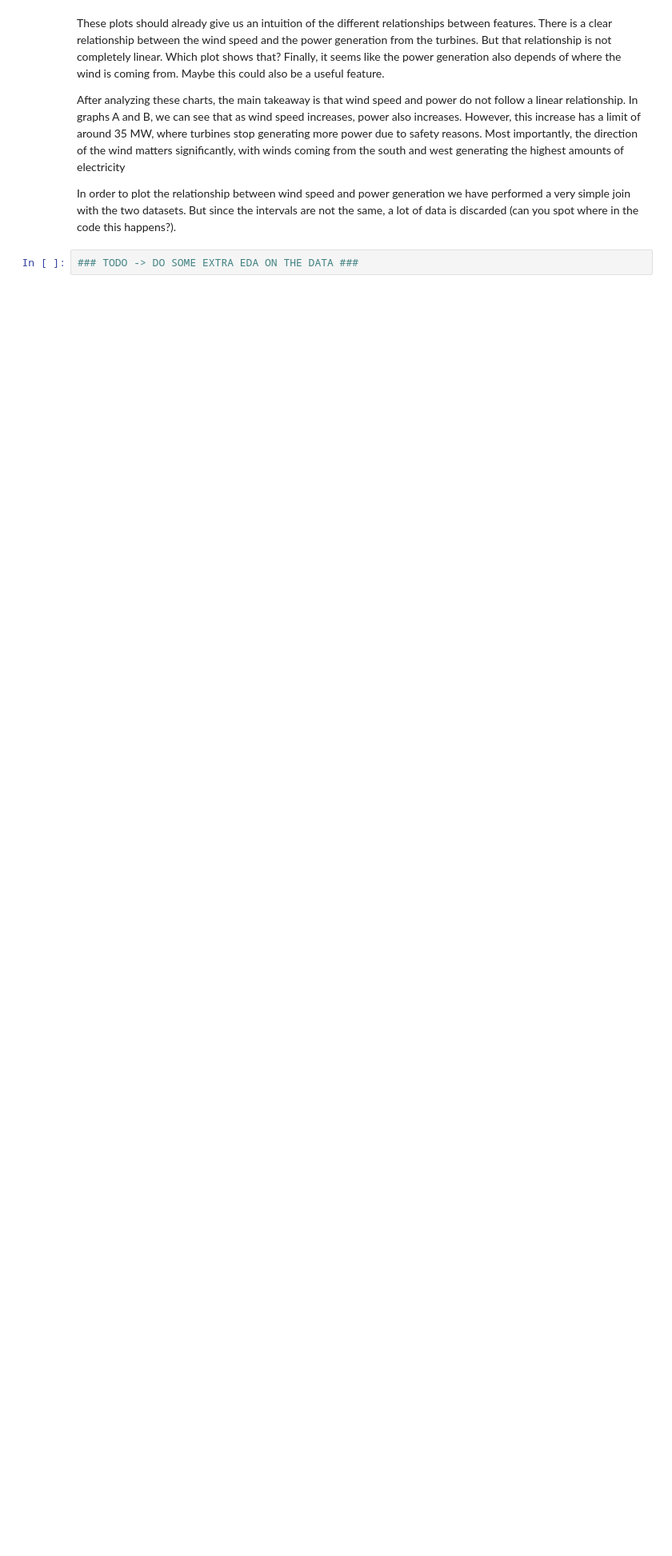
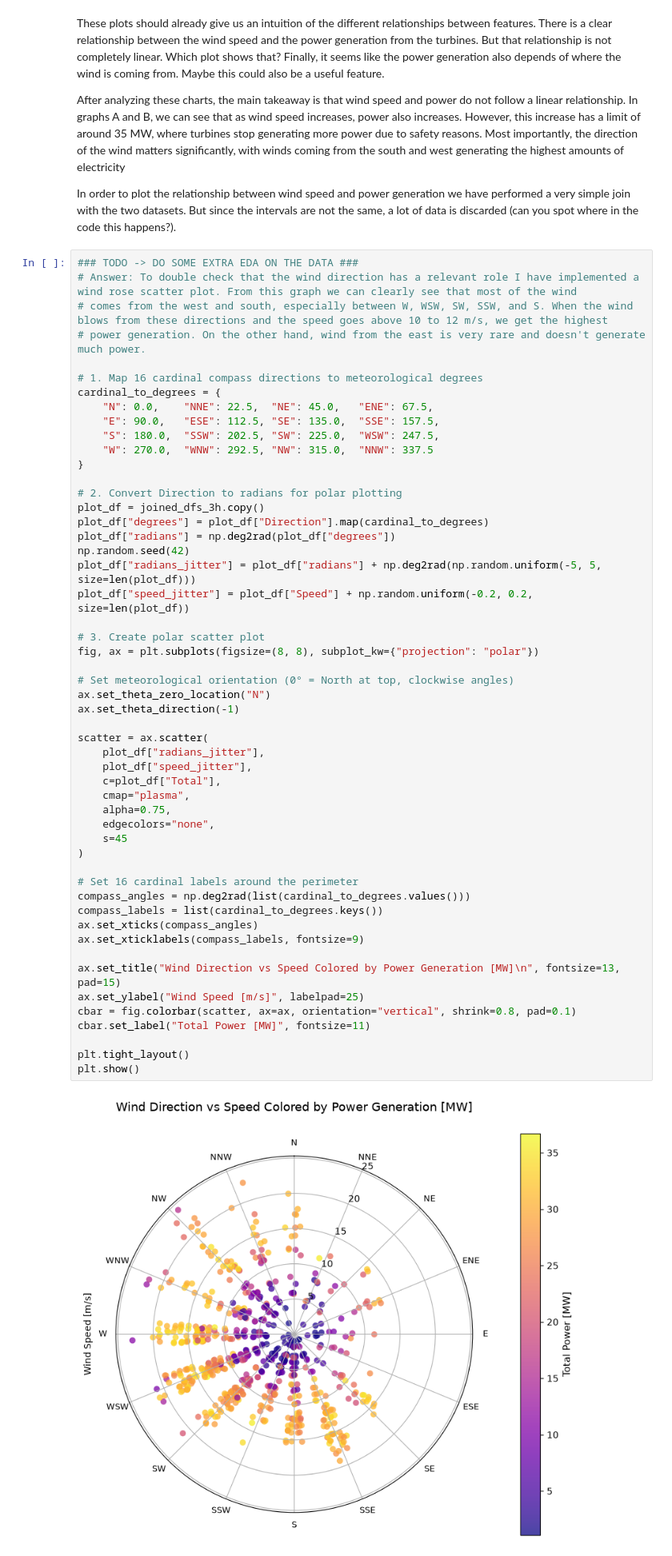
Before and after one commit to fernandoitu/Assignment1_bigdata_management, a Jupyter notebook: exploration.ipynb, the cells around one changed output. Shown at 80% size. Cells and saved outputs as stored; diff of their text form; blank space fills up the shorter version.

```diff
--- a/exploration.ipynb
+++ b/exploration.ipynb
@@ -271,6 +351,58 @@ After analyzing these charts, the main takeaway is that wind speed and power do
 In order to plot the relationship between wind speed and power generation we have performed a very simple join with the two datasets. But since the intervals are not the same, a lot of data is discarded (can you spot where in the code this happens?).
 # %%
 ### TODO -> DO SOME EXTRA EDA ON THE DATA ###
+# Answer: To double check that the wind direction has a relevant role I have implemented a wind rose scatter plot. From this graph we can clearly see that most of the wind
+# comes from the west and south, especially between W, WSW, SW, SSW, and S. When the wind blows from these directions and the speed goes above 10 to 12 m/s, we get the highest
+# power generation. On the other hand, wind from the east is very rare and doesn't generate much power.
+
+# 1. Map 16 cardinal compass directions to meteorological degrees
+cardinal_to_degrees = {
+    "N": 0.0,    "NNE": 22.5,  "NE": 45.0,   "ENE": 67.5,
+    "E": 90.0,   "ESE": 112.5, "SE": 135.0,  "SSE": 157.5,
+    "S": 180.0,  "SSW": 202.5, "SW": 225.0,  "WSW": 247.5,
+    "W": 270.0,  "WNW": 292.5, "NW": 315.0,  "NNW": 337.5
+}
+
+# 2. Convert Direction to radians for polar plotting
+plot_df = joined_dfs_3h.copy()
+plot_df["degrees"] = plot_df["Direction"].map(cardinal_to_degrees)
+plot_df["radians"] = np.deg2rad(plot_df["degrees"])
+np.random.seed(42)
+plot_df["radians_jitter"] = plot_df["radians"] + np.deg2rad(np.random.uniform(-5, 5, size=len(plot_df)))
+plot_df["speed_jitter"] = plot_df["Speed"] + np.random.uniform(-0.2, 0.2, size=len(plot_df))
+
+# 3. Create polar scatter plot
+fig, ax = plt.subplots(figsize=(8, 8), subplot_kw={"projection": "polar"})
+
+# Set meteorological orientation (0° = North at top, clockwise angles)
+ax.set_theta_zero_location("N")
+ax.set_theta_direction(-1)
+
+scatter = ax.scatter(
+    plot_df["radians_jitter"],
+    plot_df["speed_jitter"],
+    c=plot_df["Total"],
+    cmap="plasma",
+    alpha=0.75,
+    edgecolors="none",
+    s=45
+)
+
+# Set 16 cardinal labels around the perimeter
+compass_angles = np.deg2rad(list(cardinal_to_degrees.values()))
+compass_labels = list(cardinal_to_degrees.keys())
+ax.set_xticks(compass_angles)
+ax.set_xticklabels(compass_labels, fontsize=9)
+
+ax.set_title("Wind Direction vs Speed Colored by Power Generation [MW]\n", fontsize=13, pad=15)
+ax.set_ylabel("Wind Speed [m/s]", labelpad=25)
+cbar = fig.colorbar(scatter, ax=ax, orientation="vertical", shrink=0.8, pad=0.1)
+cbar.set_label("Total Power [MW]", fontsize=11)
+
+plt.tight_layout()
+plt.show()
+# %% [output]
+[figure, added]
 # %% [markdown]
 ## Pipeline and data transformations
 
```
Also changed, not shown: parts of 21 cells of this notebook.
